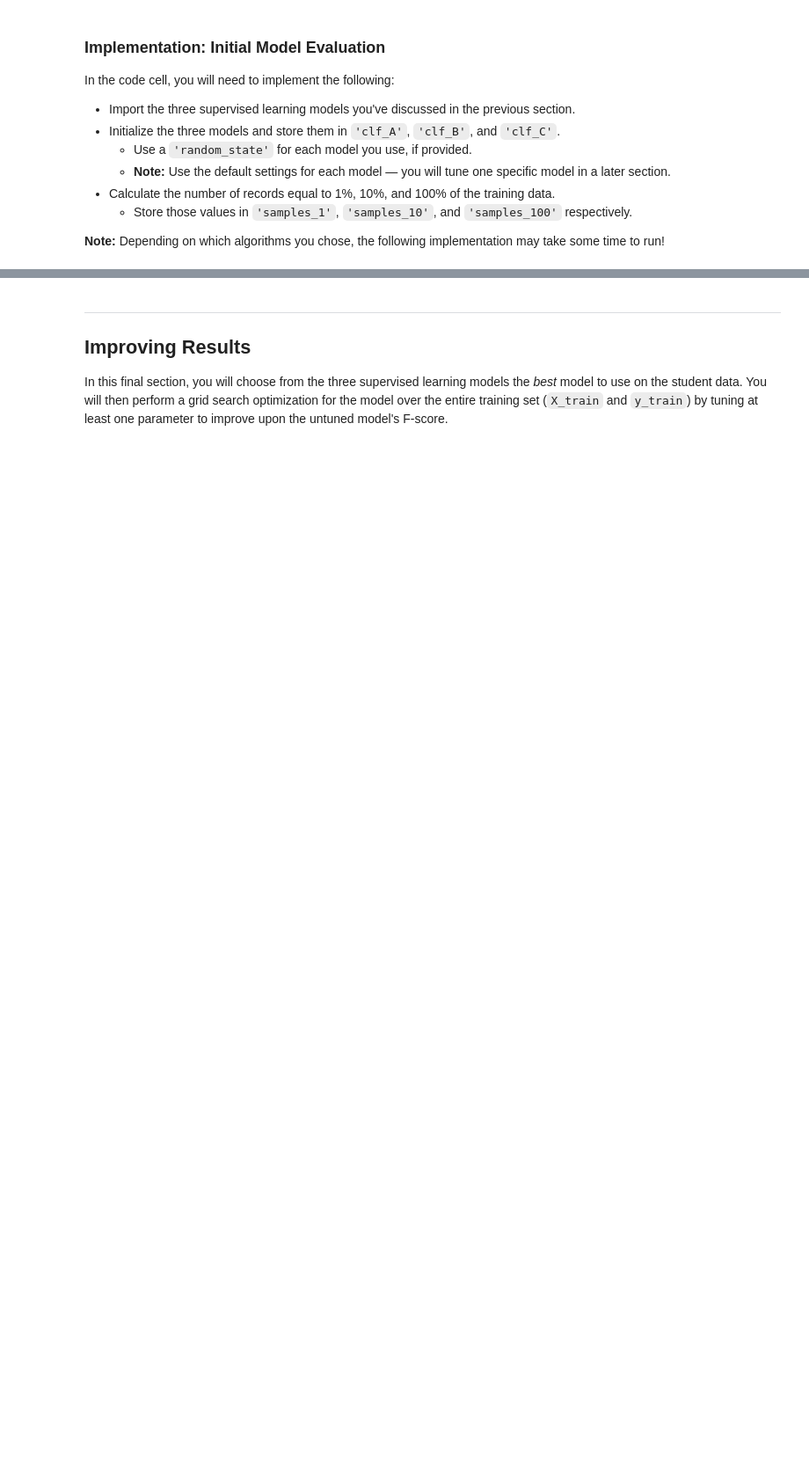
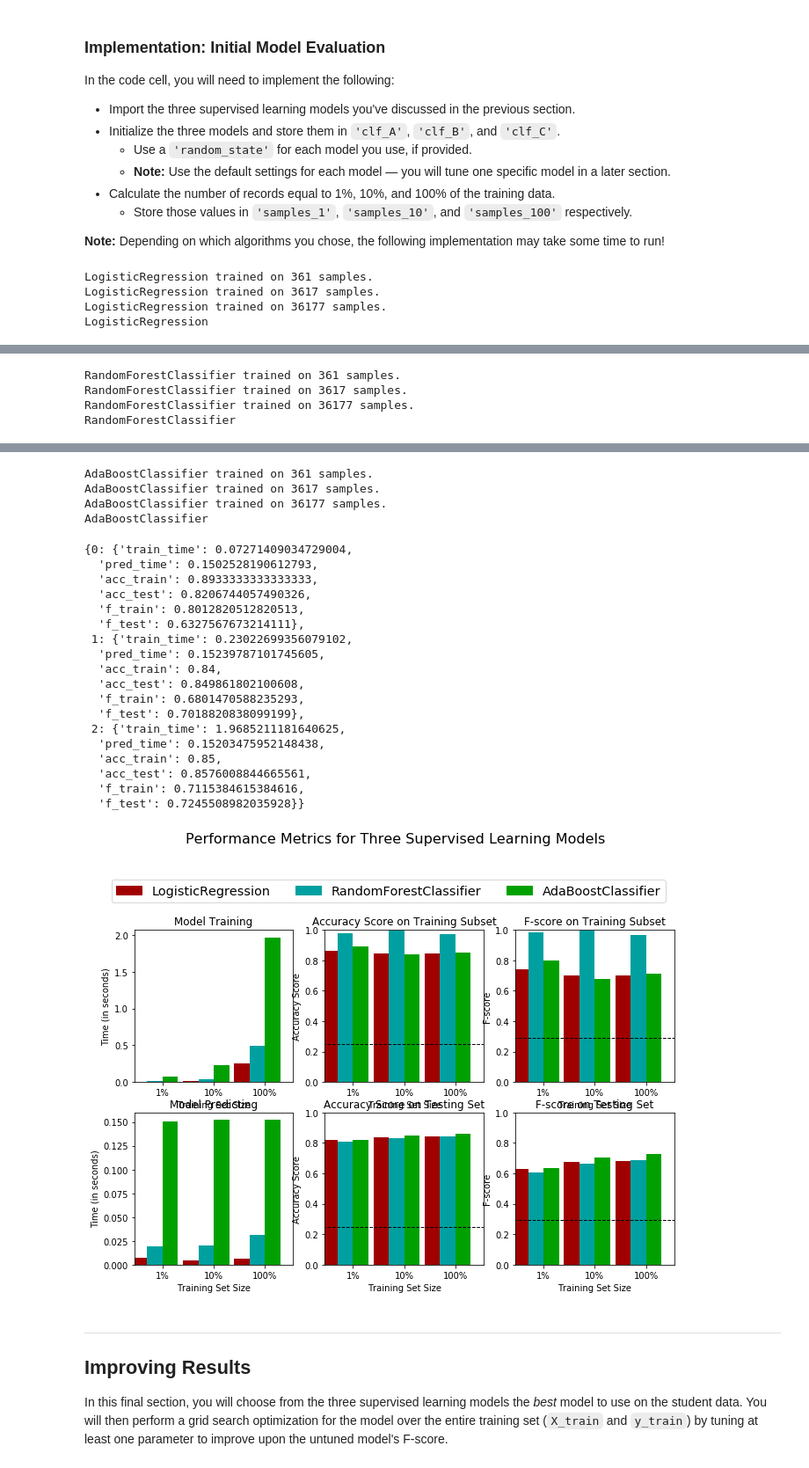
Before and after one commit to jkielbaey/MLND-Donor-for-CharityML, a Jupyter notebook: finding_donors.ipynb, the cells around one changed output, grey strips where cells are left out. Shown at 88% size. Drawn from its saved outputs; the diff is of its cells as text; code cells hidden in the pictures; blank space fills up the shorter version.

Commit message:
Add initial model evaluation and best model  selection.

```diff
--- a/finding_donors.ipynb
+++ b/finding_donors.ipynb
@@ -422,28 +453,41 @@ In the code cell, you will need to implement the following:
 **Note:** Depending on which algorithms you chose, the following implementation may take some time to run!
 # %%
 # TODO: Import the three supervised learning models from sklearn
+from sklearn.ensemble import RandomForestClassifier, AdaBoostClassifier
+from sklearn.linear_model import LogisticRegression
 
-# TODO: Initialize the three models
-clf_A = None
-clf_B = None
-clf_C = None
+# Initialize the three models. The parameters solver and n_estimator are set to current defaults in order
+# to surpress warnings about changes to the default values in future releases of scikit-learn.
+clf_A = LogisticRegression(random_state=42, solver='liblinear')
+clf_B = RandomForestClassifier(random_state=42, n_estimators=10)
+clf_C = AdaBoostClassifier(random_state=42)
 
 # TODO: Calculate the number of samples for 1%, 10%, and 100% of the training data
 # HINT: samples_100 is the entire training set i.e. len(y_train)
 # HINT: samples_10 is 10% of samples_100 (ensure to set the count of the values to be `int` and not `float`)
 # HINT: samples_1 is 1% of samples_100 (ensure to set the count of the values to be `int` and not `float`)
-samples_100 = None
-samples_10 = None
-samples_1 = None
+samples_100 = y_train.shape[0]
+samples_10 = int(0.1 * samples_100)
+samples_1 = int(0.1 * samples_10)
+
 
 # Collect results on the learners
 results = {}
 for clf in [clf_A, clf_B, clf_C]:
     clf_name = clf.__class__.__name__
     results[clf_name] = {}
+    #for i, samples in enumerate([samples_1, samples_10, samples_100]):
     for i, samples in enumerate([samples_1, samples_10, samples_100]):
         results[clf_name][i] = \
         train_predict(clf, samples, X_train, y_train, X_test, y_test)
 
+    print(clf_name)
+    display(results[clf_name])
+
 # Run metrics visualization for the three supervised learning models chosen
 vs.evaluate(results, accuracy, fscore)
+# %% [output]
+LogisticRegression trained on 361 samples.
+LogisticRegression trained on 3617 samples.
+LogisticRegression trained on 36177 samples.
+LogisticRegression
@@ -449,0 +512,4 @@ vs.evaluate(results, accuracy, fscore)
+RandomForestClassifier trained on 361 samples.
+RandomForestClassifier trained on 3617 samples.
+RandomForestClassifier trained on 36177 samples.
+RandomForestClassifier
@@ -450,3 +534,26 @@ vs.evaluate(results, accuracy, fscore)
+AdaBoostClassifier trained on 361 samples.
+AdaBoostClassifier trained on 3617 samples.
+AdaBoostClassifier trained on 36177 samples.
+AdaBoostClassifier
+{0: {'train_time': 0.07271409034729004,
+  'pred_time': 0.1502528190612793,
+  'acc_train': 0.8933333333333333,
+  'acc_test': 0.8206744057490326,
+  'f_train': 0.8012820512820513,
+  'f_test': 0.6327567673214111},
+ 1: {'train_time': 0.23022699356079102,
+  'pred_time': 0.15239787101745605,
+  'acc_train': 0.84,
+  'acc_test': 0.849861802100608,
+  'f_train': 0.6801470588235293,
+  'f_test': 0.7018820838099199},
+ 2: {'train_time': 1.9685211181640625,
+  'pred_time': 0.15203475952148438,
+  'acc_train': 0.85,
+  'acc_test': 0.8576008844665561,
+  'f_train': 0.7115384615384616,
+  'f_test': 0.7245508982035928}}
+[figure, added]
 # %% [markdown]
 ----
 ## Improving Results
```
Also changed, not shown: parts of 8 cells of this notebook.
